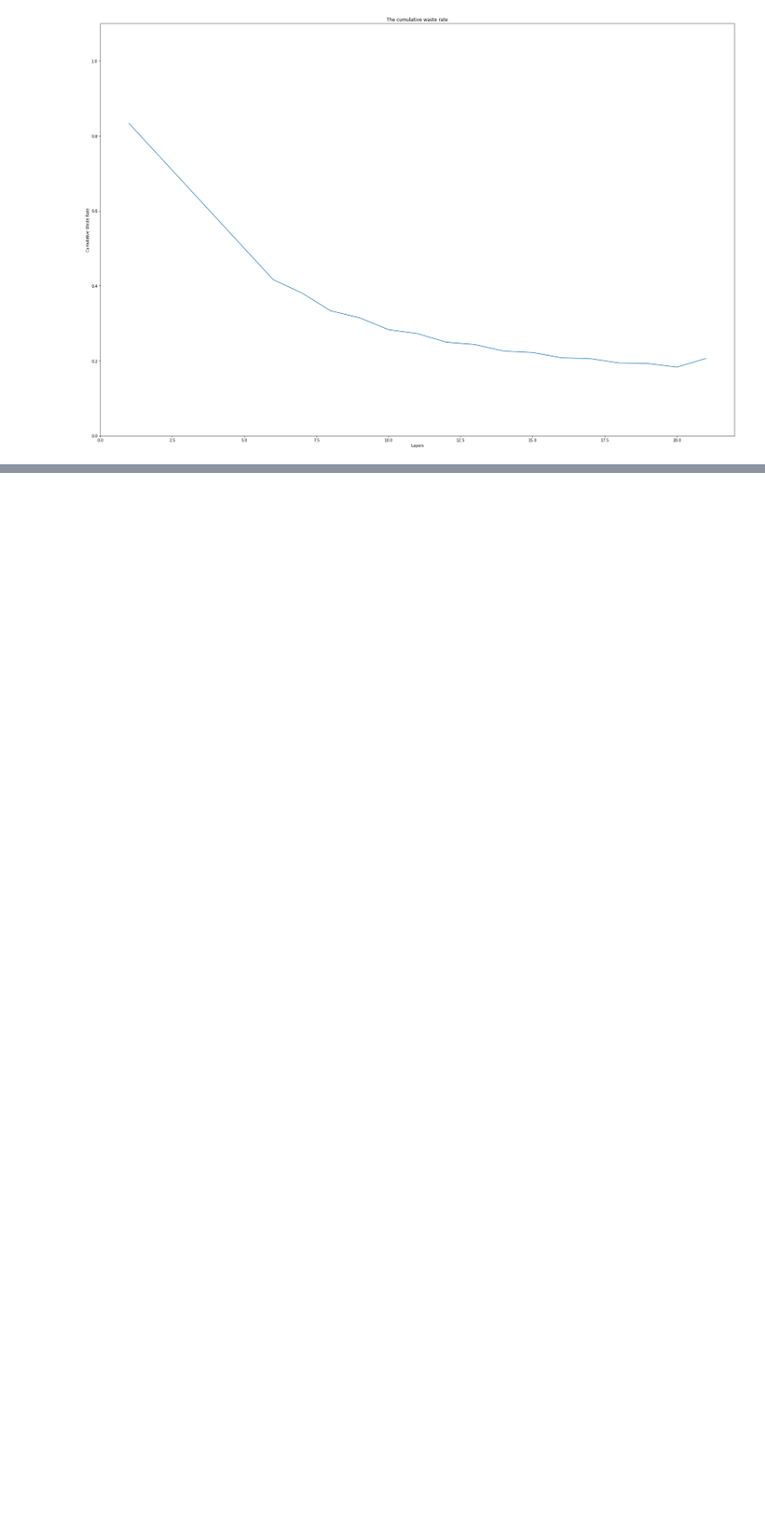
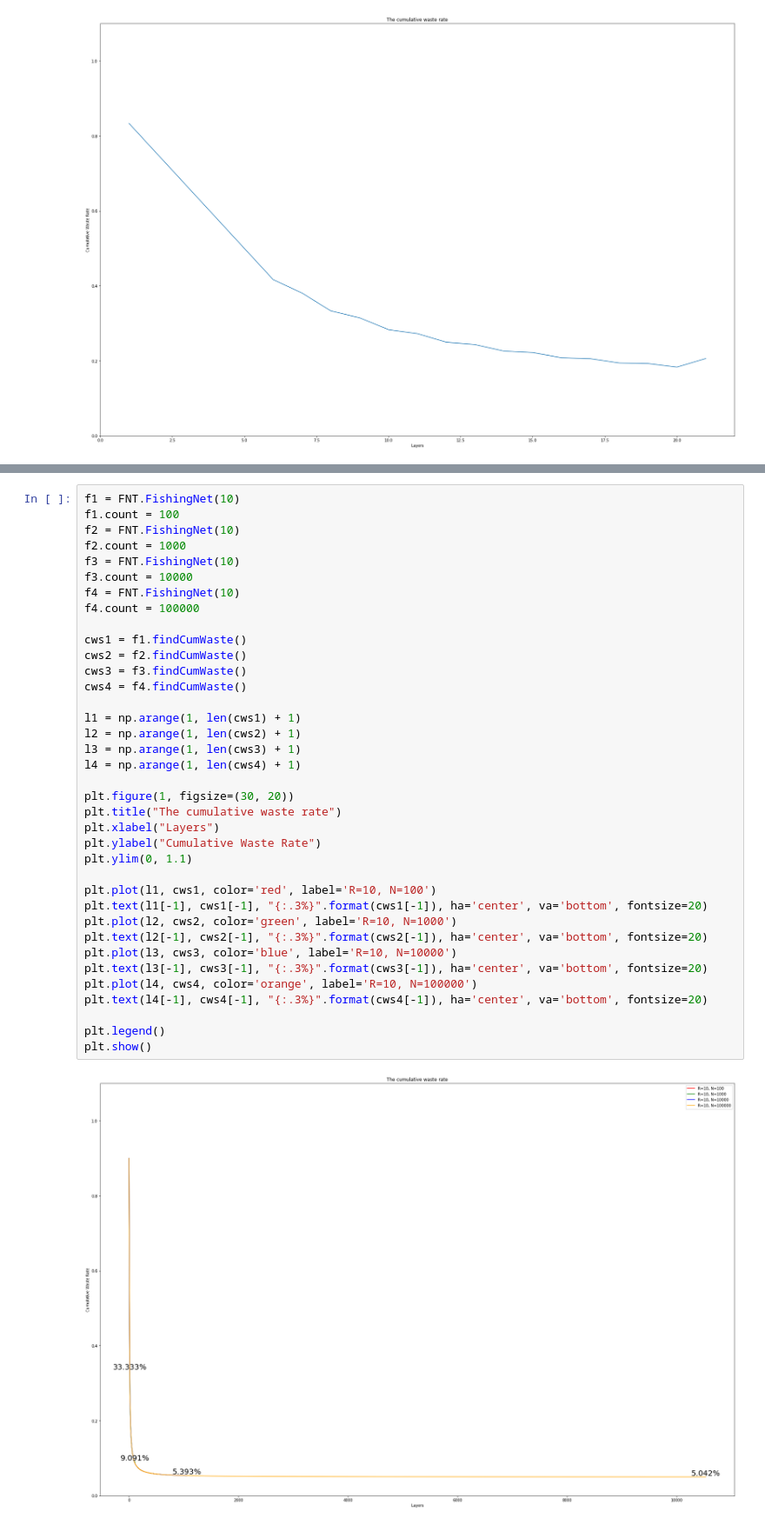
Before and after one commit to Hongwei-Z/FishingNetTopology, a Jupyter notebook: ExperimentChart.ipynb, the cells around one changed output, grey strips where cells are left out. Shown at 87% size. Drawn from its saved outputs; the diff is of its cells as text; blank space fills up the shorter version.

Commit message:
Added waste rate comparison for different rates and number of nodes

```diff
--- a/ExperimentChart.ipynb
+++ b/ExperimentChart.ipynb
@@ -77,0 +82,39 @@ Graph.drawCumWaste(f2)
+# %%
+f1 = FNT.FishingNet(10)
+f1.count = 100
+f2 = FNT.FishingNet(10)
+f2.count = 1000
+f3 = FNT.FishingNet(10)
+f3.count = 10000
+f4 = FNT.FishingNet(10)
+f4.count = 100000
+
+cws1 = f1.findCumWaste()
+cws2 = f2.findCumWaste()
+cws3 = f3.findCumWaste()
+cws4 = f4.findCumWaste()
+
+l1 = np.arange(1, len(cws1) + 1)
+l2 = np.arange(1, len(cws2) + 1)
+l3 = np.arange(1, len(cws3) + 1)
+l4 = np.arange(1, len(cws4) + 1)
+
+plt.figure(1, figsize=(30, 20))
+plt.title("The cumulative waste rate")
+plt.xlabel("Layers")
+plt.ylabel("Cumulative Waste Rate")
+plt.ylim(0, 1.1)
+
+plt.plot(l1, cws1, color='red', label='R=10, N=100')
+plt.text(l1[-1], cws1[-1], "{:.3%}".format(cws1[-1]), ha='center', va='bottom', fontsize=20)
+plt.plot(l2, cws2, color='green', label='R=10, N=1000')
+plt.text(l2[-1], cws2[-1], "{:.3%}".format(cws2[-1]), ha='center', va='bottom', fontsize=20)
+plt.plot(l3, cws3, color='blue', label='R=10, N=10000')
+plt.text(l3[-1], cws3[-1], "{:.3%}".format(cws3[-1]), ha='center', va='bottom', fontsize=20)
+plt.plot(l4, cws4, color='orange', label='R=10, N=100000')
+plt.text(l4[-1], cws4[-1], "{:.3%}".format(cws4[-1]), ha='center', va='bottom', fontsize=20)
+
+plt.legend()
+plt.show()
+# %% [output]
+[figure, added]
```
Also changed, not shown: parts of 9 cells of this notebook.
